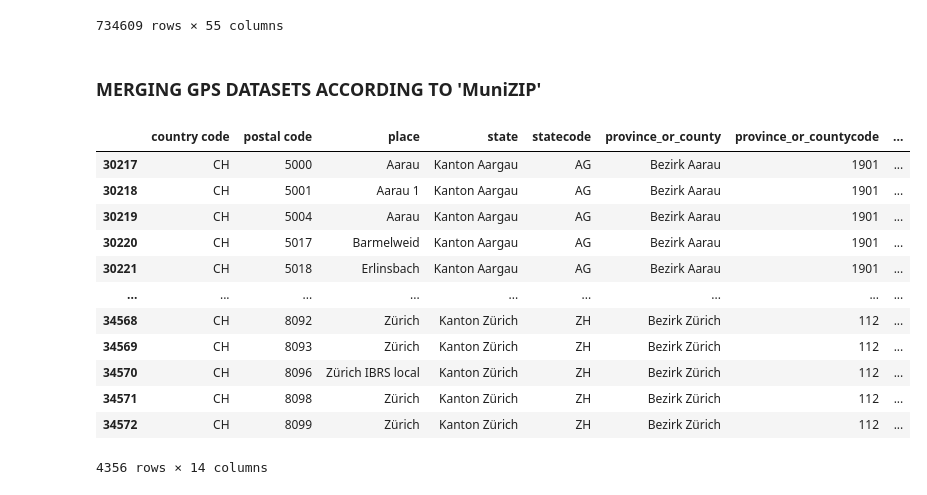
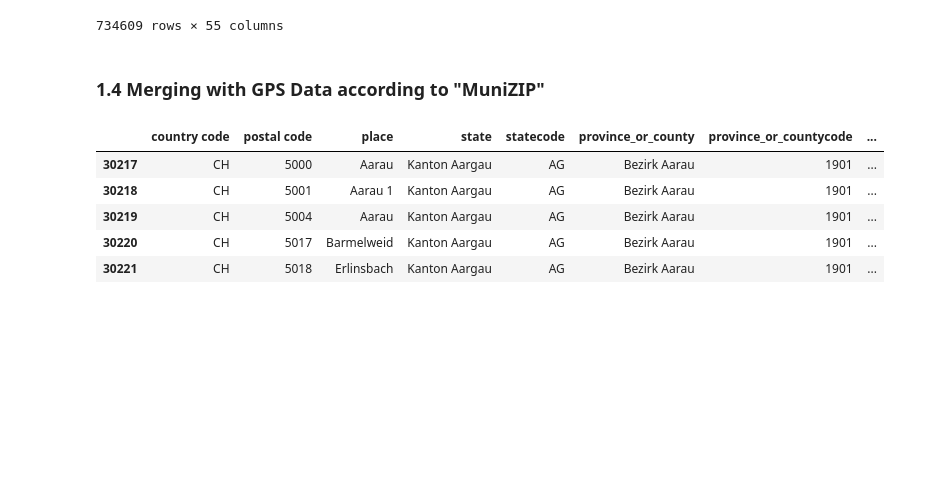
Before and after one commit to mnuris/Hannah-Mathias, a Jupyter notebook: jupyter/Main_FOPH_Data.ipynb, the cells around one changed output. Cells and saved outputs as stored; diff of their text form; code cells hidden in the pictures; blank space fills up the shorter version.

```diff
--- a/jupyter/Main_FOPH_Data.ipynb
+++ b/jupyter/Main_FOPH_Data.ipynb
@@ -44,7 +65,7 @@ try:
     municipalities_data = pd.read_excel(path, sheet_name='Sheet1')
 except:
     #MathiasFolder
-    path = '../Data/Add_comunitites/DataCommunities.xlsx'
+    path = '../../Data/Add_comunitites/DataCommunities.xlsx'
     municipalities_data = pd.read_excel(path, sheet_name='Sheet1')
 
 municipalities_data.columns = ["MuniZIP" , "MuniName", "NbrResident", "Change%", "PopDensitiyPer_km²", "Strangers%",
@@ -106,37 +127,30 @@ merge
 | 734607 | 234ca50b-22ec-46e0-812a-d6d662845267 | 2021-04-07 | 40.0 | Weiblich | VS | Binn | 6054.0 | NaN | NaN | unknown | ... |
 | 734608 | 615f5401-e44a-4eb6-af54-a436dd69b020 | 2021-04-07 | 35.0 | Männlich | VS | Binn | 6054.0 | NaN | NaN | unknown | ... |
 734609 rows × 55 columns
-# %% [markdown]
-### MERGING GPS DATASETS ACCORDING TO 'MuniZIP'
+# %% [markdown]
+### 1.4 Merging with GPS Data according to "MuniZIP"
 # %%
 #loading of the data
 #try except so it works on both of our computers
 try:
     #HannahFolder
     path = '..'
     GPS_coordinates = pd.read_excel(path, sheet_name='Sheet1')
 except:
     #MathiasFolder
-    path = '../Data/Add_comunitites/try.csv'
+    path = '../../Data/Add_comunitites/try.csv'
     GPS_coordinates = pd.read_csv(path, sep=',')
 GPS_coordinates = GPS_coordinates[GPS_coordinates['country code']=='CH']
 GPS_coordinates['communitycode'] = GPS_coordinates['communitycode'].astype(float, errors = 'raise')
 GPS_coordinates['longitude'] = GPS_coordinates['longitude'].astype(float, errors = 'raise')
-GPS_coordinates
+GPS_coordinates.head()
 # %% [output]
 |  | country code | postal code | place | state | statecode | province_or_county | province_or_countycode | ... |
 | 30217 | CH | 5000 | Aarau | Kanton Aargau | AG | Bezirk Aarau | 1901 | ... |
 | 30218 | CH | 5001 | Aarau 1 | Kanton Aargau | AG | Bezirk Aarau | 1901 | ... |
 | 30219 | CH | 5004 | Aarau | Kanton Aargau | AG | Bezirk Aarau | 1901 | ... |
 | 30220 | CH | 5017 | Barmelweid | Kanton Aargau | AG | Bezirk Aarau | 1901 | ... |
 | 30221 | CH | 5018 | Erlinsbach | Kanton Aargau | AG | Bezirk Aarau | 1901 | ... |
-| ... | ... | ... | ... | ... | ... | ... | ... | ... |
-| 34568 | CH | 8092 | Zürich | Kanton Zürich | ZH | Bezirk Zürich | 112 | ... |
-| 34569 | CH | 8093 | Zürich | Kanton Zürich | ZH | Bezirk Zürich | 112 | ... |
-| 34570 | CH | 8096 | Zürich IBRS local | Kanton Zürich | ZH | Bezirk Zürich | 112 | ... |
-| 34571 | CH | 8098 | Zürich | Kanton Zürich | ZH | Bezirk Zürich | 112 | ... |
-| 34572 | CH | 8099 | Zürich | Kanton Zürich | ZH | Bezirk Zürich | 112 | ... |
-4356 rows × 14 columns
 # %%
 copy = GPS_coordinates[['communitycode','latitude', 'longitude']]
 copy = copy.drop_duplicates(subset=['communitycode'], keep='last')
```
Also changed, not shown: parts of 61 cells of this notebook.
